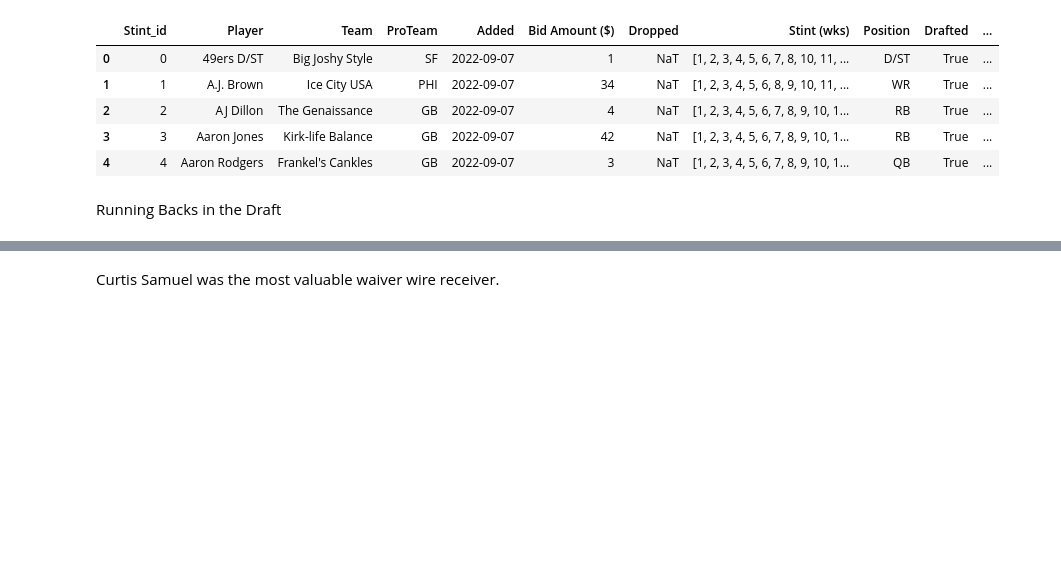
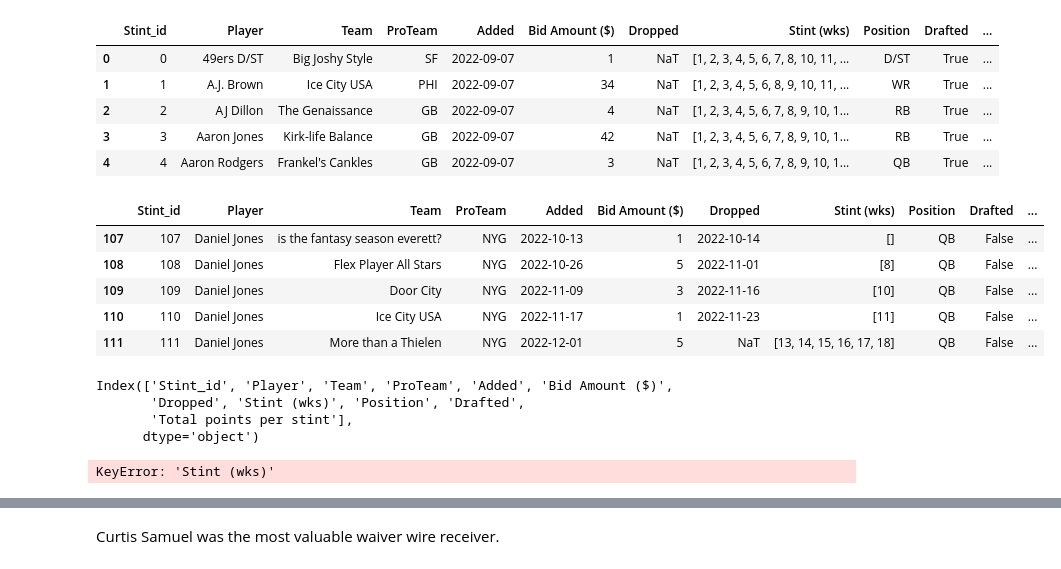
Before and after one commit to jon-cheng/espnff, a Jupyter notebook: notebooks/2023-03-09_FF_nb.ipynb, the cells around one changed output, grey strips where cells are left out. Cells and saved outputs as stored; diff of their text form; code cells hidden in the pictures; blank space fills up the shorter version.

```diff
--- a/notebooks/2023-03-09_FF_nb.ipynb
+++ b/notebooks/2023-03-09_FF_nb.ipynb
@@ -86,5 +86,3 @@ df_stints.head()
 | 2 | 2 | AJ Dillon | The Genaissance | GB | 2022-09-07 | 4 | NaT | [1, 2, 3, 4, 5, 6, 7, 8, 9, 10, 1... | RB | True | ... |
 | 3 | 3 | Aaron Jones | Kirk-life Balance | GB | 2022-09-07 | 42 | NaT | [1, 2, 3, 4, 5, 6, 7, 8, 9, 10, 1... | RB | True | ... |
 | 4 | 4 | Aaron Rodgers | Frankel's Cankles | GB | 2022-09-07 | 3 | NaT | [1, 2, 3, 4, 5, 6, 7, 8, 9, 10, 1... | QB | True | ... |
-# %% [markdown]
-Running Backs in the Draft
@@ -90,0 +100,16 @@ Running Backs in the Draft
+# %%
+df_stints[df_stints['Player'].str.contains('Daniel Jones')]
+# %% [output]
+|  | Stint_id | Player | Team | ProTeam | Added | Bid Amount ($) | Dropped | Stint (wks) | Position | Drafted | ... |
+| 107 | 107 | Daniel Jones | is the fantasy season everett? | NYG | 2022-10-13 | 1 | 2022-10-14 | [] | QB | False | ... |
+| 108 | 108 | Daniel Jones | Flex Player All Stars | NYG | 2022-10-26 | 5 | 2022-11-01 | [8] | QB | False | ... |
+| 109 | 109 | Daniel Jones | Door City | NYG | 2022-11-09 | 3 | 2022-11-16 | [10] | QB | False | ... |
+| 110 | 110 | Daniel Jones | Ice City USA | NYG | 2022-11-17 | 1 | 2022-11-23 | [11] | QB | False | ... |
+| 111 | 111 | Daniel Jones | More than a Thielen | NYG | 2022-12-01 | 5 | NaT | [13, 14, 15, 16, 17, 18] | QB | False | ... |
+# %%
+df_stints.columns
+# %% [output]
+Index(['Stint_id', 'Player', 'Team', 'ProTeam', 'Added', 'Bid Amount ($)',
+       'Dropped', 'Stint (wks)', 'Position', 'Drafted',
+       'Total points per stint'],
+      dtype='object')
@@ -90,0 +119,4 @@ Running Backs in the Draft
+# %%
+df_player_box_scores[(df_player_box_scores['Position'] == position) & (df_player_box_scores['Stint (wks)'].isin(stint))]
+# %% [output]
+KeyError: 'Stint (wks)'
```
Also changed, not shown: parts of 29 cells of this notebook.
